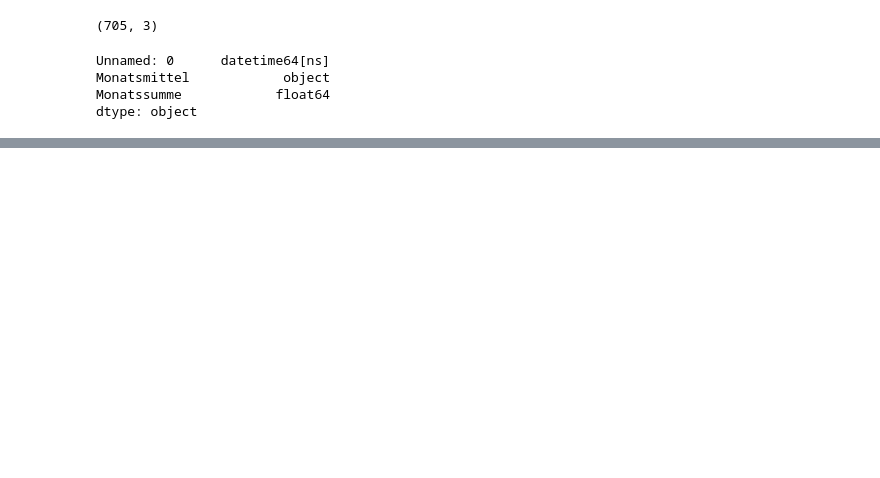
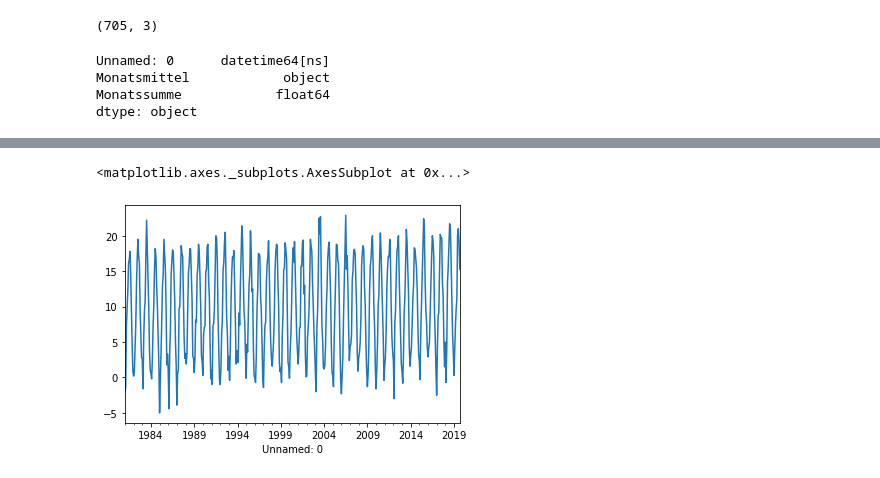
Before and after one commit to MartinSteinegger/cas-ddj, a Jupyter notebook: Projekte mst/Klima Wädenswil.ipynb, the cells around one changed output, grey strips where cells are left out. Drawn from its saved outputs; the diff is of its cells as text; code cells hidden in the pictures; blank space fills up the shorter version.

```diff
--- a/Projekte mst/Klima Wädenswil.ipynb
+++ b/Projekte mst/Klima Wädenswil.ipynb
@@ -44,3 +24,6 @@ df.head(20)
+# %%
+df.iloc[240:705]
+df_new = df.iloc[240:705]
 # %%
 df.shape
 # %% [output]
@@ -66,0 +88,3 @@ NameError: name 'df_loc' is not defined
+# %%
+df_new['Monatsmittel']
+df_temp = df_new['Monatsmittel']
@@ -66,0 +107,5 @@ NameError: name 'df_loc' is not defined
+# %%
+df_temp.plot()
+# %% [output]
+<matplotlib.axes._subplots.AxesSubplot at 0x...>
+[figure, added]
```
Also changed, not shown: parts of 11 cells of this notebook, 15 other files.
